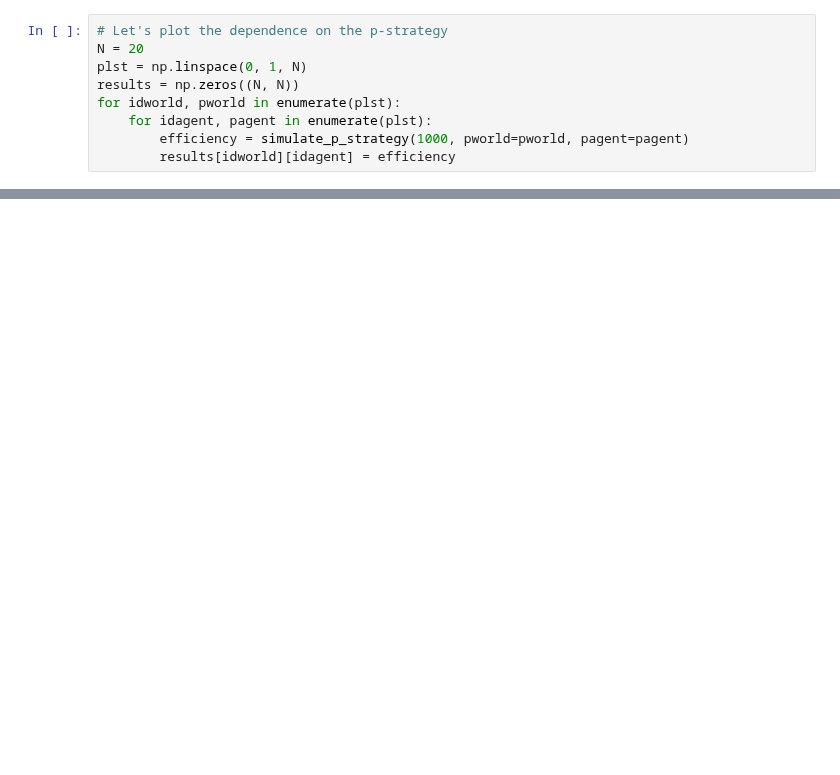
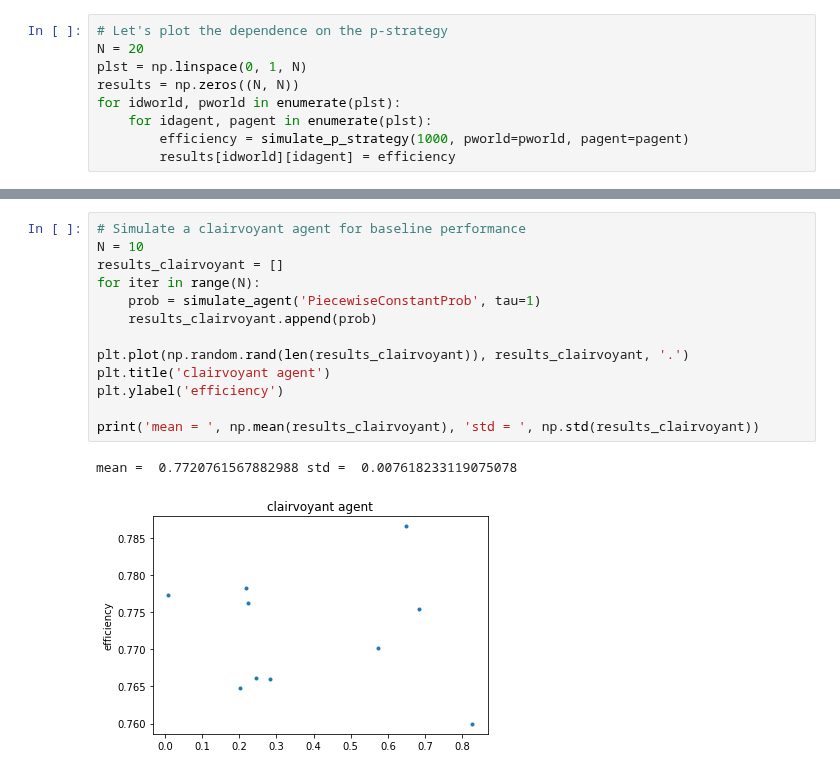
Before and after one commit to nhat-le/switching-simulations, a Jupyter notebook: matchingSimulationsPython.ipynb, the cells around one changed output, grey strips where cells are left out. Drawn from its saved outputs; the diff is of its cells as text; blank space fills up the shorter version.

```diff
--- a/matchingSimulationsPython.ipynb
+++ b/matchingSimulationsPython.ipynb
@@ -84 +76,17 @@ def simulate_piecewise_agent(tau):
+# %%
+# Simulate a clairvoyant agent for baseline performance
+N = 10
+results_clairvoyant = []
+for iter in range(N):
+    prob = simulate_agent('PiecewiseConstantProb', tau=1)
+    results_clairvoyant.append(prob)
+
+plt.plot(np.random.rand(len(results_clairvoyant)), results_clairvoyant, '.')
+plt.title('clairvoyant agent')
+plt.ylabel('efficiency')
+
+print('mean = ', np.mean(results_clairvoyant), 'std = ', np.std(results_clairvoyant))
+# %% [output]
+mean =  0.7720761567882988 std =  0.007618233119075078
+[figure, added]
 # %%
```
Also changed, not shown: parts of 22 cells of this notebook, 1 other file.
